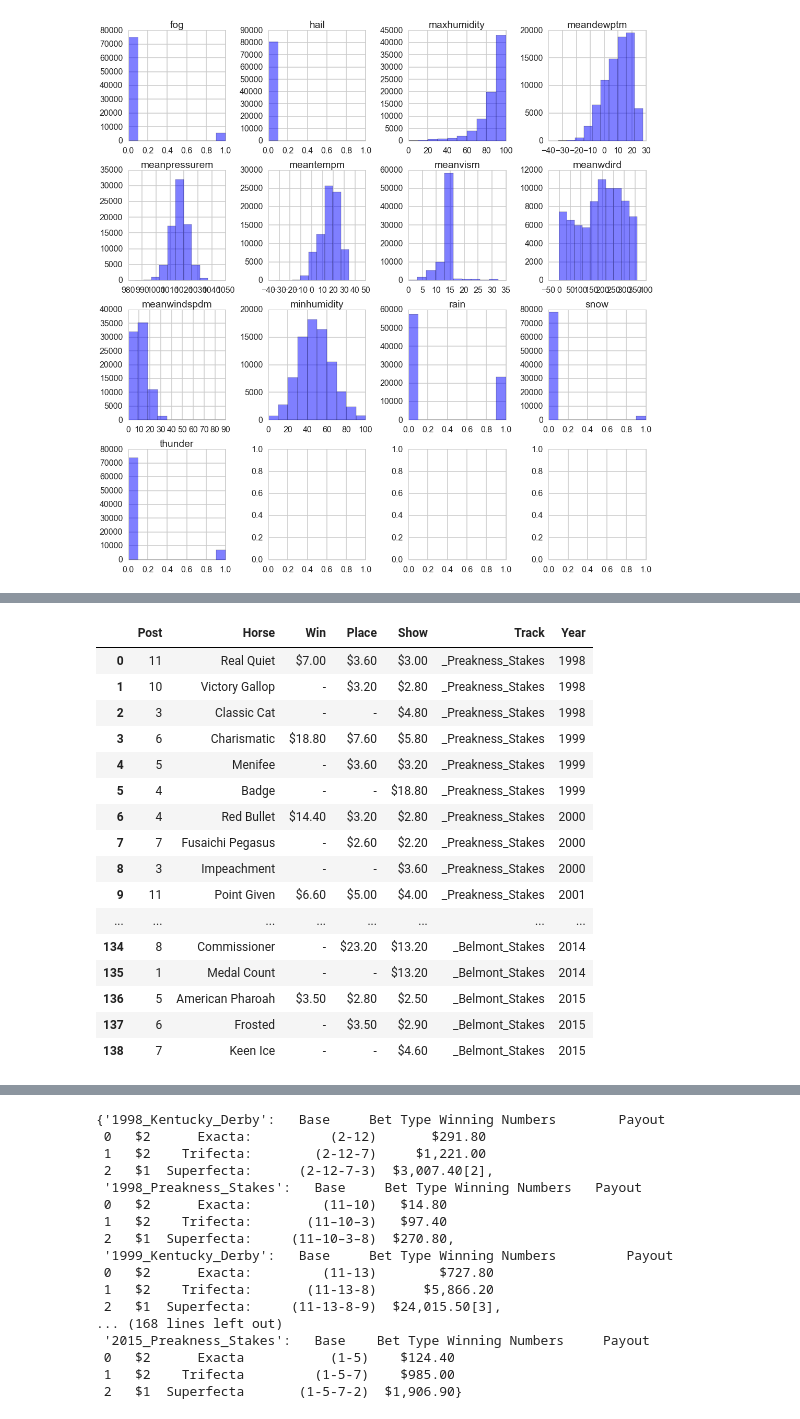
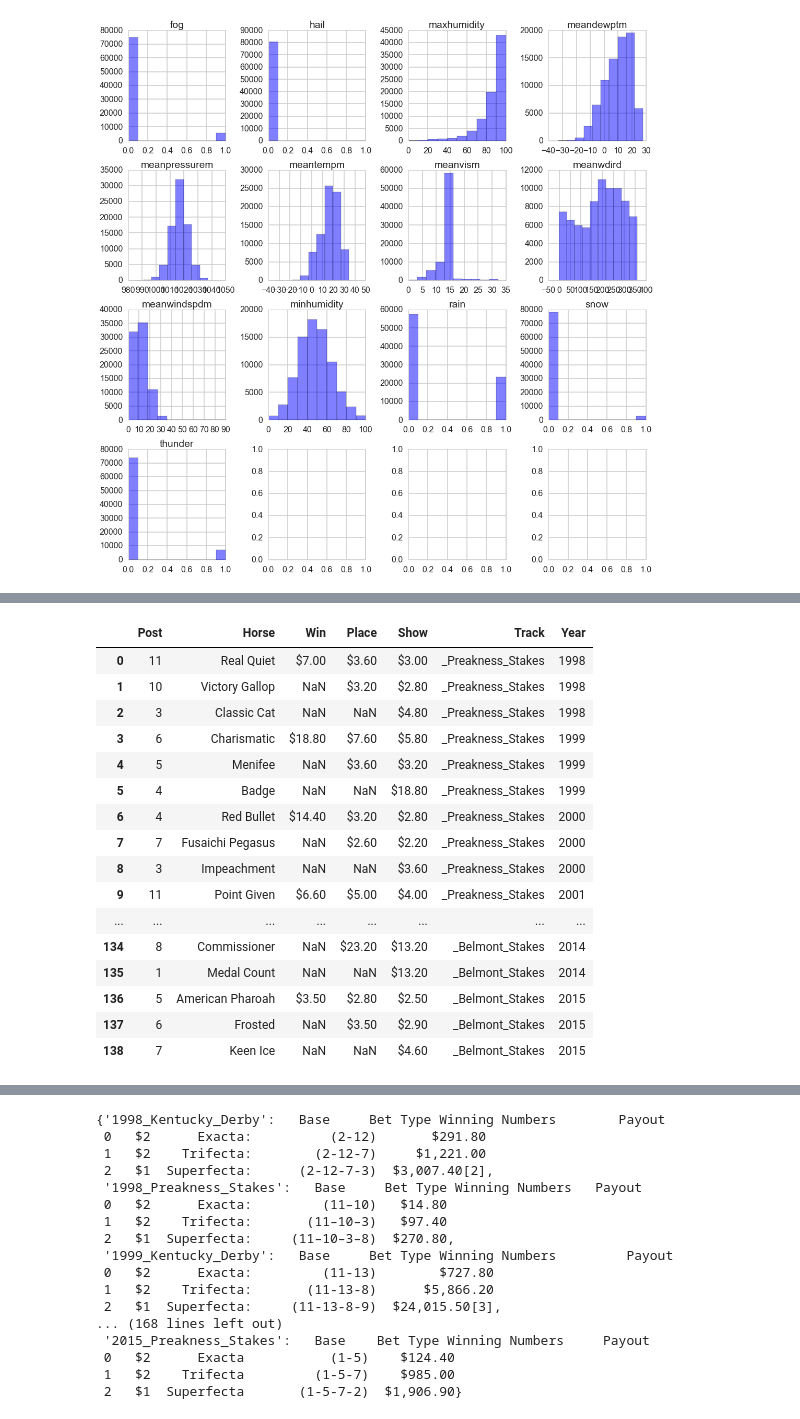
Before and after one commit to gebailey23/prettyponies, a Jupyter notebook: Weather_Scrape.ipynb, the cells around one changed output, grey strips where cells are left out. Saved outputs shown, nothing was run; the diff lists cells and outputs as text; code cells hidden in the pictures.

```diff
--- a/Weather_Scrape.ipynb
+++ b/Weather_Scrape.ipynb
@@ -336,26 +334,29 @@ for track in track_year_dict.keys():
         bigdict[access][0]["Track"] = track
         bigdict[access][0]["Year"] = year
         payouts_df = pd.concat([payouts_df, bigdict[access][0]], ignore_index = True)
-# %%
-payouts_df
-# %% [output]
-|  | Post | Horse | Win | Place | Show | Track | Year |
-| 0 | 11 | Real Quiet | $7.00 | $3.60 | $3.00 | _Preakness_Stakes | 1998 |
-| 1 | 10 | Victory Gallop | - | $3.20 | $2.80 | _Preakness_Stakes | 1998 |
-| 2 | 3 | Classic Cat | - | - | $4.80 | _Preakness_Stakes | 1998 |
-| 3 | 6 | Charismatic | $18.80 | $7.60 | $5.80 | _Preakness_Stakes | 1999 |
-| 4 | 5 | Menifee | - | $3.60 | $3.20 | _Preakness_Stakes | 1999 |
-| 5 | 4 | Badge | - | - | $18.80 | _Preakness_Stakes | 1999 |
-| 6 | 4 | Red Bullet | $14.40 | $3.20 | $2.80 | _Preakness_Stakes | 2000 |
-| 7 | 7 | Fusaichi Pegasus | - | $2.60 | $2.20 | _Preakness_Stakes | 2000 |
-| 8 | 3 | Impeachment | - | - | $3.60 | _Preakness_Stakes | 2000 |
-| 9 | 11 | Point Given | $6.60 | $5.00 | $4.00 | _Preakness_Stakes | 2001 |
-| ... | ... | ... | ... | ... | ... | ... | ... |
-| 134 | 8 | Commissioner | - | $23.20 | $13.20 | _Belmont_Stakes | 2014 |
-| 135 | 1 | Medal Count | - | - | $13.20 | _Belmont_Stakes | 2014 |
-| 136 | 5 | American Pharoah | $3.50 | $2.80 | $2.50 | _Belmont_Stakes | 2015 |
-| 137 | 6 | Frosted | - | $3.50 | $2.90 | _Belmont_Stakes | 2015 |
-| 138 | 7 | Keen Ice | - | - | $4.60 | _Belmont_Stakes | 2015 |
+# %%
+payouts_df.replace("-", np.nan, inplace=True)
+payouts_df.replace(u"\u2013", np.nan, inplace=True)
+payouts_df.replace("", np.nan, inplace=True)
+payouts_df
+# %% [output]
+|  | Post | Horse | Win | Place | Show | Track | Year |
+| 0 | 11 | Real Quiet | $7.00 | $3.60 | $3.00 | _Preakness_Stakes | 1998 |
+| 1 | 10 | Victory Gallop | NaN | $3.20 | $2.80 | _Preakness_Stakes | 1998 |
+| 2 | 3 | Classic Cat | NaN | NaN | $4.80 | _Preakness_Stakes | 1998 |
+| 3 | 6 | Charismatic | $18.80 | $7.60 | $5.80 | _Preakness_Stakes | 1999 |
+| 4 | 5 | Menifee | NaN | $3.60 | $3.20 | _Preakness_Stakes | 1999 |
+| 5 | 4 | Badge | NaN | NaN | $18.80 | _Preakness_Stakes | 1999 |
+| 6 | 4 | Red Bullet | $14.40 | $3.20 | $2.80 | _Preakness_Stakes | 2000 |
+| 7 | 7 | Fusaichi Pegasus | NaN | $2.60 | $2.20 | _Preakness_Stakes | 2000 |
+| 8 | 3 | Impeachment | NaN | NaN | $3.60 | _Preakness_Stakes | 2000 |
+| 9 | 11 | Point Given | $6.60 | $5.00 | $4.00 | _Preakness_Stakes | 2001 |
+| ... | ... | ... | ... | ... | ... | ... | ... |
+| 134 | 8 | Commissioner | NaN | $23.20 | $13.20 | _Belmont_Stakes | 2014 |
+| 135 | 1 | Medal Count | NaN | NaN | $13.20 | _Belmont_Stakes | 2014 |
+| 136 | 5 | American Pharoah | $3.50 | $2.80 | $2.50 | _Belmont_Stakes | 2015 |
+| 137 | 6 | Frosted | NaN | $3.50 | $2.90 | _Belmont_Stakes | 2015 |
+| 138 | 7 | Keen Ice | NaN | NaN | $4.60 | _Belmont_Stakes | 2015 |
 # %%
 def any_in(my_list, comp_list):
     ret_list = []
```
Also changed, not shown: parts of 7 cells of this notebook, 1 other file.
